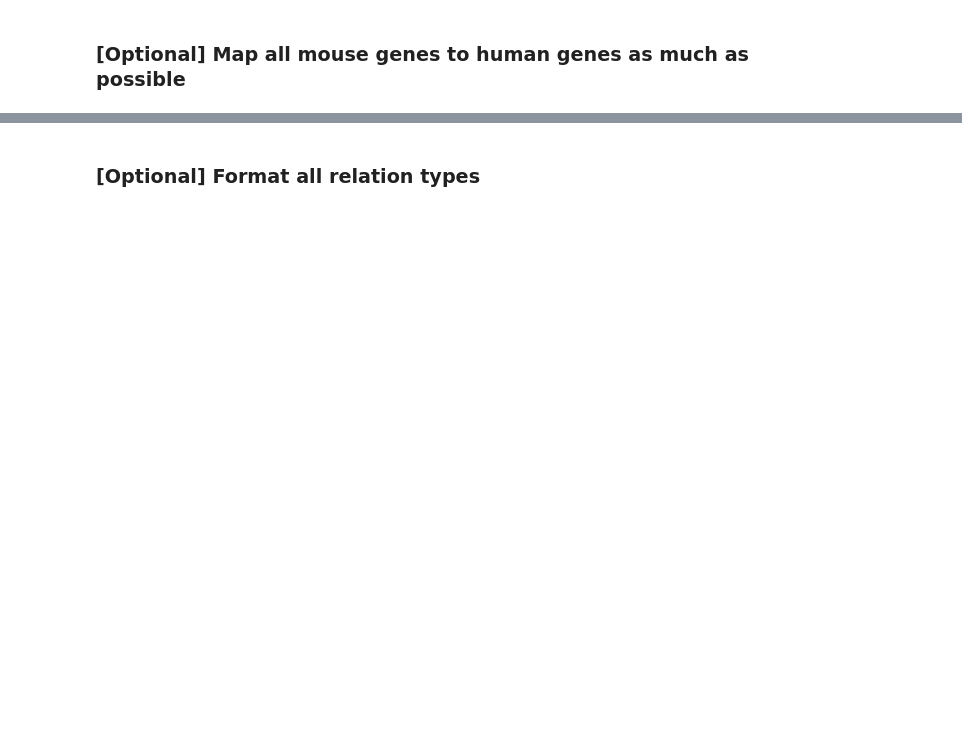
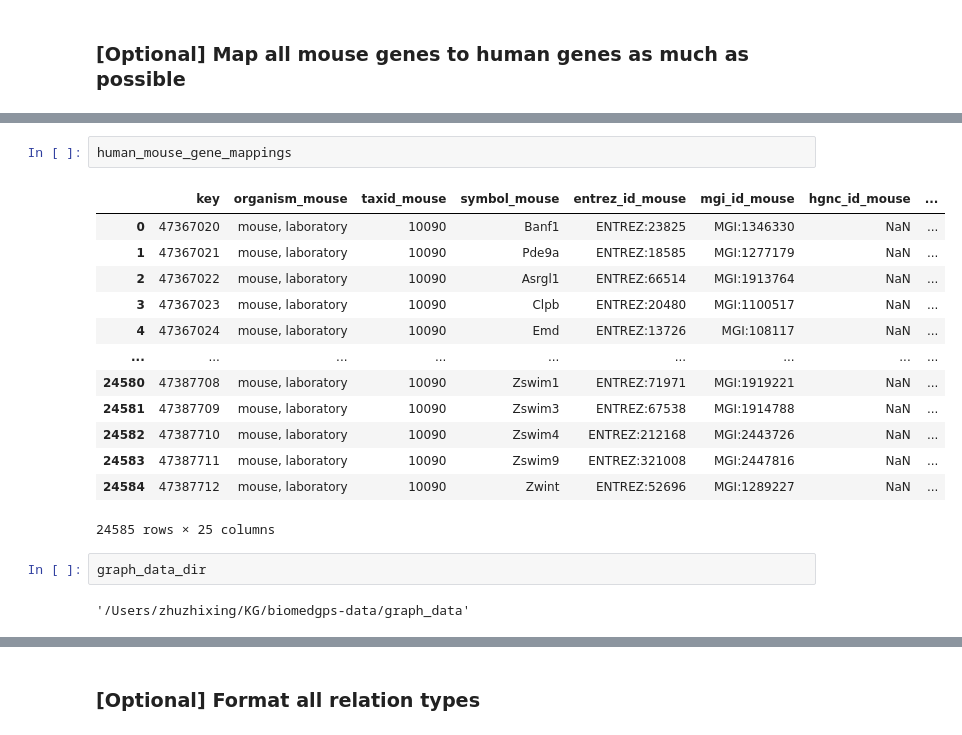
Before and after one commit to open-prophetdb/biomedgps-data, a Jupyter notebook: graph_data/prepare_dataset.ipynb, the cells around one changed output, grey strips where cells are left out. Cells and saved outputs as stored; diff of their text form; blank space fills up the shorter version.

```diff
--- a/graph_data/prepare_dataset.ipynb
+++ b/graph_data/prepare_dataset.ipynb
@@ -246,3 +445,23 @@ human_mouse_gene_map = dict(
+# %%
+human_mouse_gene_mappings
+# %% [output]
+|  | key | organism_mouse | taxid_mouse | symbol_mouse | entrez_id_mouse | mgi_id_mouse | hgnc_id_mouse | ... |
+| 0 | 47367020 | mouse, laboratory | 10090 | Banf1 | ENTREZ:23825 | MGI:1346330 | NaN | ... |
+| 1 | 47367021 | mouse, laboratory | 10090 | Pde9a | ENTREZ:18585 | MGI:1277179 | NaN | ... |
+| 2 | 47367022 | mouse, laboratory | 10090 | Asrgl1 | ENTREZ:66514 | MGI:1913764 | NaN | ... |
+| 3 | 47367023 | mouse, laboratory | 10090 | Clpb | ENTREZ:20480 | MGI:1100517 | NaN | ... |
+| 4 | 47367024 | mouse, laboratory | 10090 | Emd | ENTREZ:13726 | MGI:108117 | NaN | ... |
+| ... | ... | ... | ... | ... | ... | ... | ... | ... |
+| 24580 | 47387708 | mouse, laboratory | 10090 | Zswim1 | ENTREZ:71971 | MGI:1919221 | NaN | ... |
+| 24581 | 47387709 | mouse, laboratory | 10090 | Zswim3 | ENTREZ:67538 | MGI:1914788 | NaN | ... |
+| 24582 | 47387710 | mouse, laboratory | 10090 | Zswim4 | ENTREZ:212168 | MGI:2443726 | NaN | ... |
+| 24583 | 47387711 | mouse, laboratory | 10090 | Zswim9 | ENTREZ:321008 | MGI:2447816 | NaN | ... |
+| 24584 | 47387712 | mouse, laboratory | 10090 | Zwint | ENTREZ:52696 | MGI:1289227 | NaN | ... |
+24585 rows × 25 columns
+# %%
+graph_data_dir
+# %% [output]
+'/Users/zhuzhixing/KG/biomedgps-data/graph_data'
 # %%
 # We don't like mouse genes, let's convert them to human genes. If a mouse gene doesn't have a human gene mapping, we will keep the mouse gene. So the users can see that the gene is a mouse gene.
 # Convert the mouse_genes["id"] Series to a set for faster lookup
```
Also changed, not shown: parts of 44 cells of this notebook, 24 other files.
